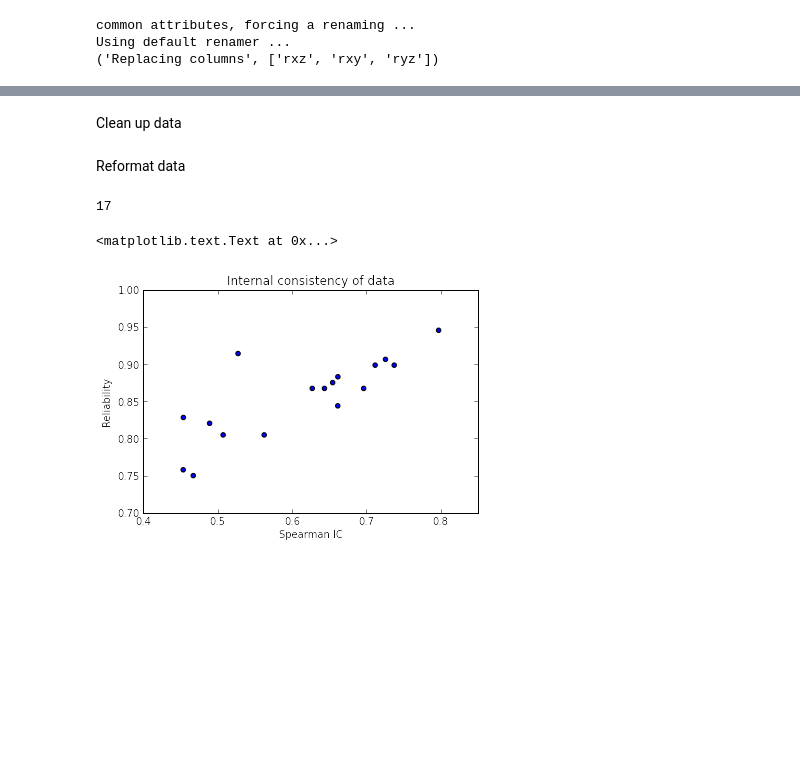
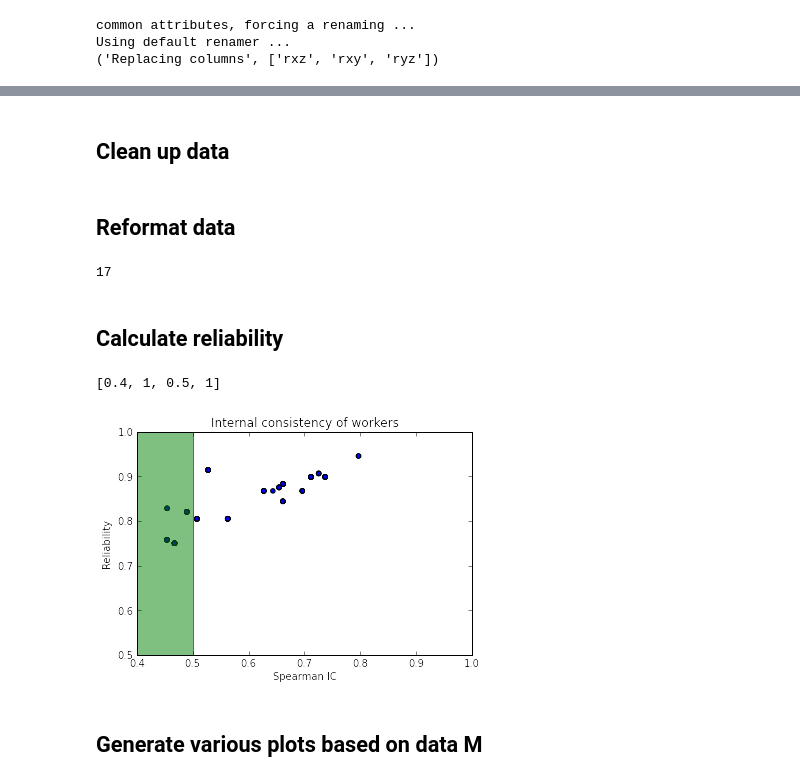
Before and after one commit to dicarlolab/BehavioralBenchmark, a Jupyter notebook: notebooks/consistency_analysis.ipynb, the cells around one changed output, grey strips where cells are left out. Cells and saved outputs as stored; diff of their text form; code cells hidden in the pictures; blank space fills up the shorter version.

Commit message:
Various updates to analysis notebook

```diff
--- a/notebooks/consistency_analysis.ipynb
+++ b/notebooks/consistency_analysis.ipynb
@@ -19,5 +156,6 @@ raw_data = CM.get_data('hvm_dense_smp_v6_2rpw', field='category')
 # %% [markdown]
 Clean up data
+------
 # %%
 #Add rep number to raw data, then clean
 which_rep = {}
@@ -38,6 +176,7 @@ data = raw_data_with_rep[raw_data_with_rep['rep']<2]
 data = data[data['var'] == 'V6']
 # %% [markdown]
 Reformat data
+----
 # %%
 #Reformat to matrix
 M = [] #images, reps, worker
@@ -62,20 +201,26 @@ assert M.shape == (128, 2, n_workers)
 print n_workers
 # %% [output]
 17
+# %% [markdown]
+Calculate reliability
+-------
 # %%
-#Calculate reliability
 worker_ics = np.zeros(M.shape[2])
 worker_reliability = np.zeros(M.shape[2])
 for worker in range(M.shape[2]):
     #Get ic using spearman
     worker_ics[worker] = ss.spearmanr(M[:, 0, worker], M[:, 1, worker])[0]
     worker_reliability[worker] = sum(M[:, 0, worker]== M[:, 1, worker])/float(M.shape[0])
+    scatter(worker_ics, worker_reliability)
+title('Internal consistency of workers')
+xlabel('Spearman IC')
+ylabel('Reliability')
+axvspan(.4, .5, facecolor='g', alpha=.5)
+axis([.4,1,.5,1])
+# %% [output]
+[0.4, 1, 0.5, 1]
+[figure, added]
-# %%
-scatter(worker_ics, worker_reliability)
-title('Internal consistency of data')
-xlabel('Spearman IC')
-ylabel('Reliability')
-# %% [output]
-<matplotlib.text.Text at 0x...>
-[figure, removed]
+# %% [markdown]
+Generate various plots based on data M
+---
 # %%
```
Also changed, not shown: parts of 35 cells of this notebook.
